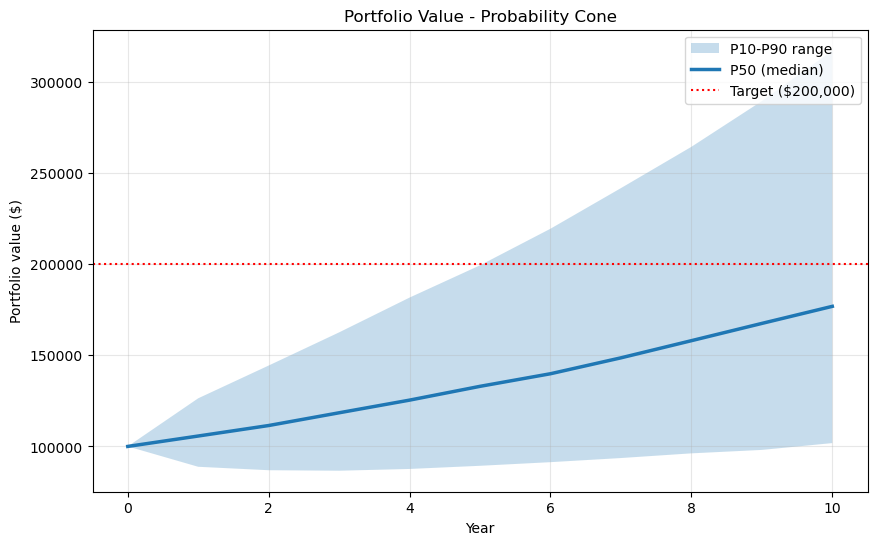
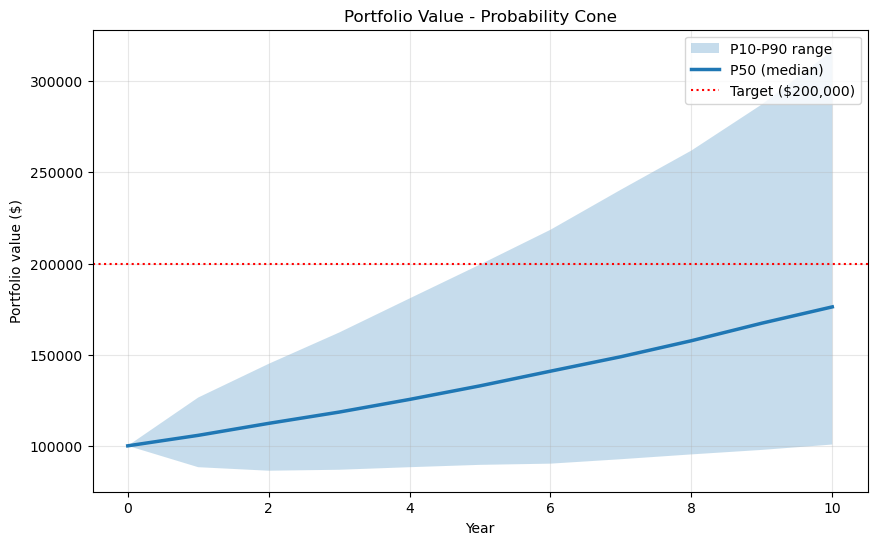
The change to this notebook cell's code, shown as a diff; its figure went from the first image to the second:
--- before
+++ after
@@ -23,3 +23,4 @@
 ax.legend()
 ax.grid(True, alpha=0.3)
+fig.savefig("probability_cone.png", dpi=150, bbox_inches="tight")
 plt.show()

Commit: Finalized Monte Carlo Simulation project